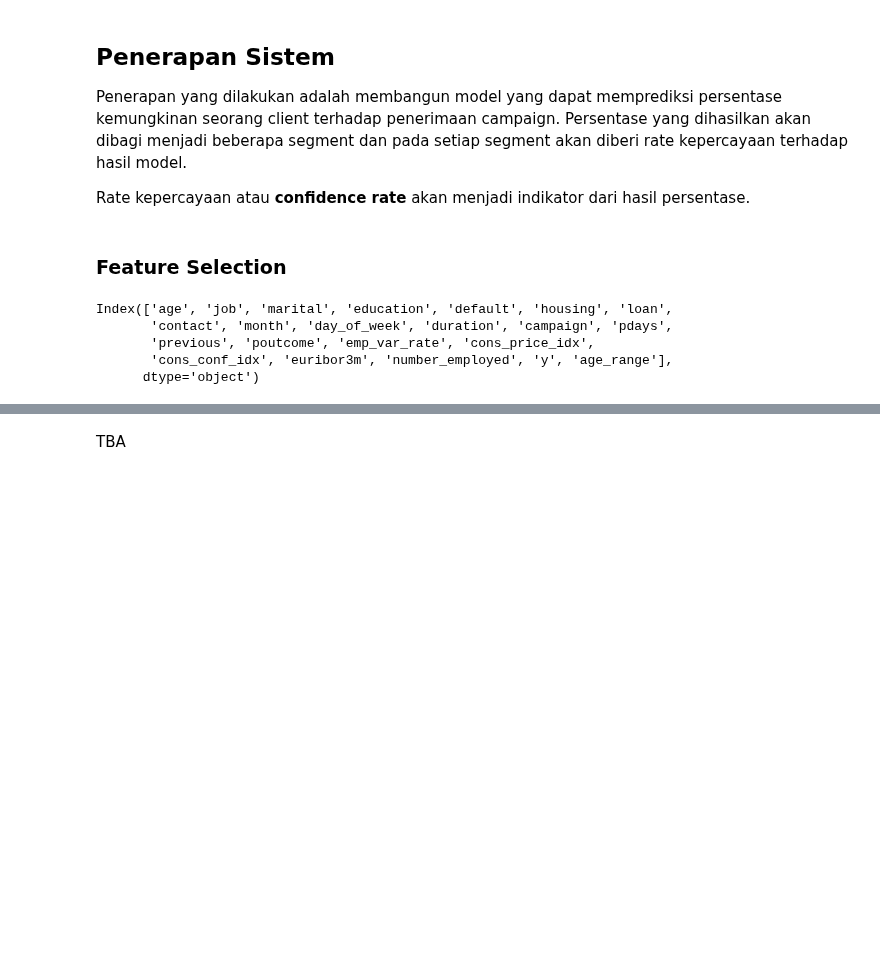
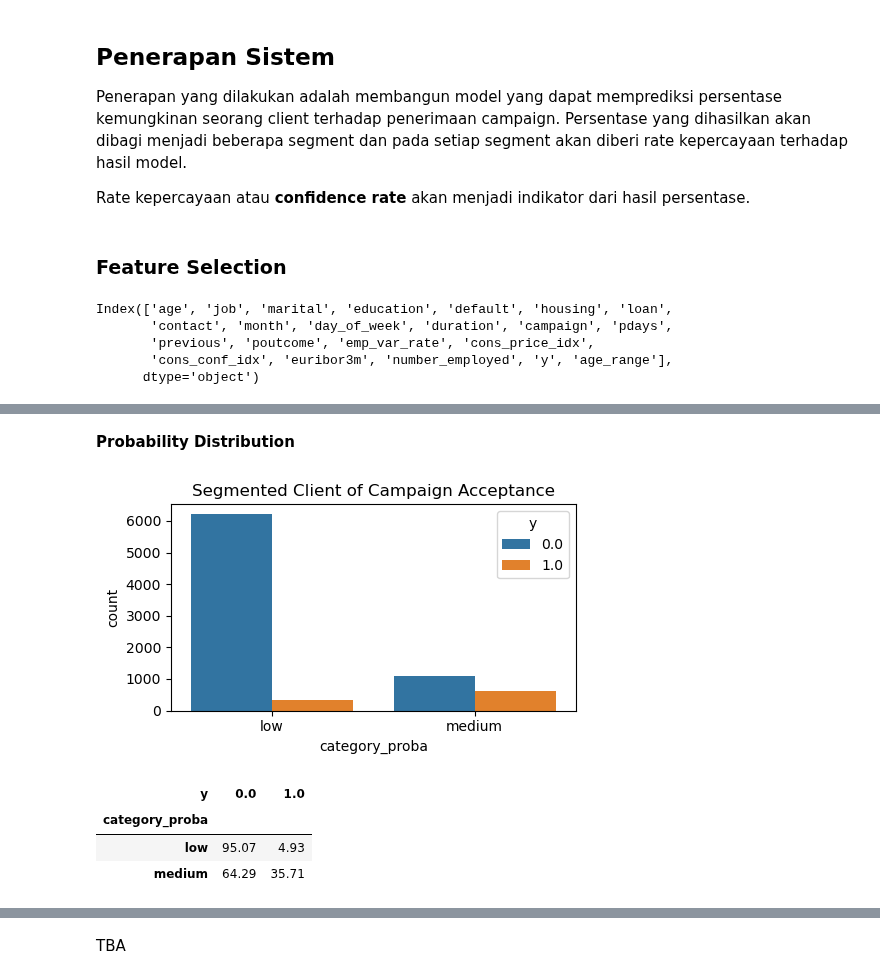
Before and after one commit to clarentcelsia/Analytics, a Jupyter notebook: ml/bank_telemarketing.ipynb, the cells around one changed output, grey strips where cells are left out. Saved outputs shown, nothing was run; the diff lists cells and outputs as text; code cells hidden in the pictures; blank space fills up the shorter version.

```diff
--- a/ml/bank_telemarketing.ipynb
+++ b/ml/bank_telemarketing.ipynb
@@ -1611,0 +2243,16 @@ target = df['y']
+# %%
+client_proba = tuned_gradboost.predict_proba(X_test)
+# %%
+test_proba = X_test.copy()
+
+test_proba['accept_proba'] = client_proba[:, 1]
+# %%
+def client_probability_segmentation(proba):
+  if proba < 0.4:
+    return 'low'
+  elif proba < 0.8:
+    return 'medium'
+  else:
+    return 'high'
+
+test_proba['category_proba'] = test_proba['accept_proba'].apply(client_probability_segmentation)
@@ -1611,0 +2265,18 @@ target = df['y']
+# %% [markdown]
+**Probability Distribution**
+# %%
+merge_proba = pd.concat([test_proba, y_test], axis=1)
+# %%
+plt.figure(figsize=(5,3))
+sns.countplot(data=merge_proba, x='category_proba', hue='y')
+plt.title("Segmented Client of Campaign Acceptance")
+plt.tight_layout();
+# %% [output]
+[figure, added]
+# %%
+(pd.crosstab(index=merge_proba['category_proba'], columns=merge_proba['y'], values=merge_proba['y'], aggfunc='count', normalize='index')*100).round(2)
+# %% [output]
+| y | 0.0 | 1.0 |
+| category_proba |  |  |
+| low | 95.07 | 4.93 |
+| medium | 64.29 | 35.71 |
```
Also changed, not shown: parts of 90 cells of this notebook.
